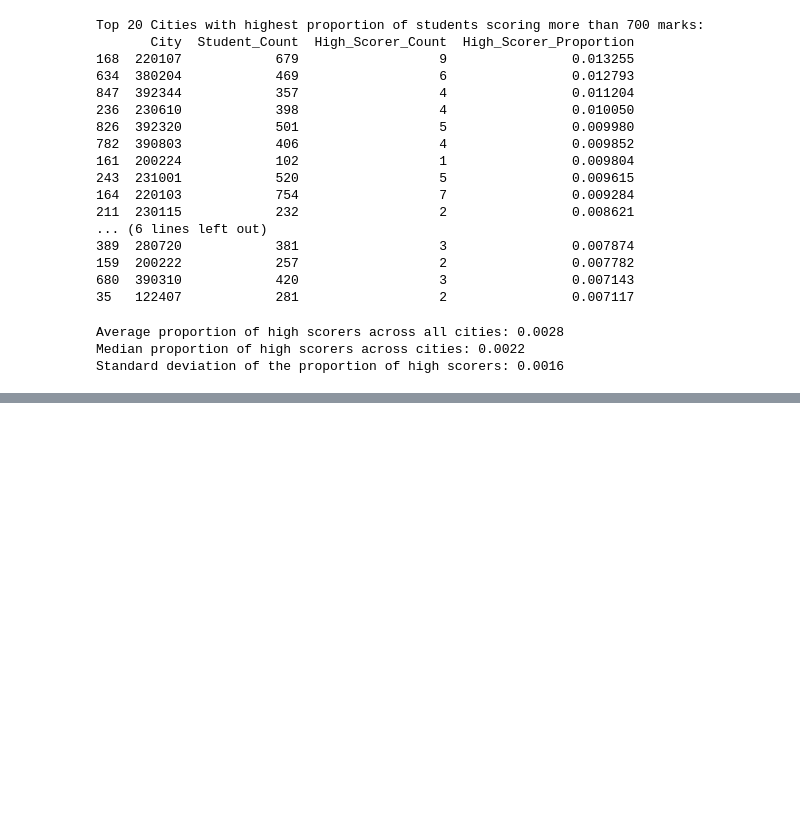
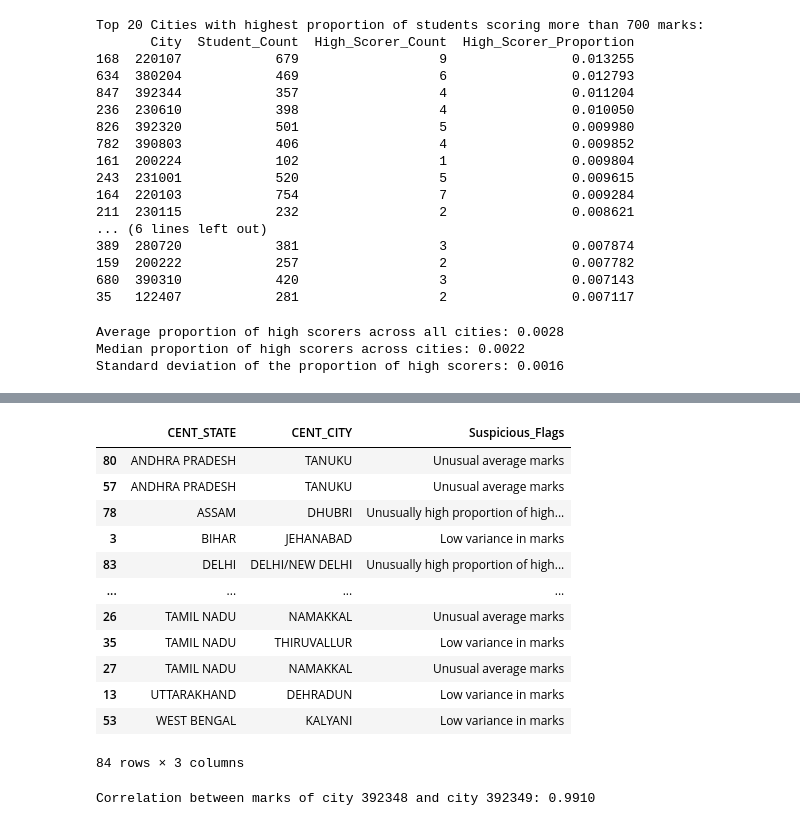
Before and after one commit to jishnurajendran/NEET-2024-analysis, a Jupyter notebook: NEET_analysis.ipynb, the cells around one changed output, grey strips where cells are left out. Drawn from its saved outputs; the diff is of its cells as text; code cells hidden in the pictures; blank space fills up the shorter version.

```diff
--- a/NEET_analysis.ipynb
+++ b/NEET_analysis.ipynb
@@ -327,0 +456,59 @@ plt.show()
+# %%
+# prompt: each City in suspicious_cities represents a CENTNO,, lets print corresponding CENT_STATE and CENT_CITY from cent_data, also prinf the flag, and sort in CENT_STATE
+
+# Merge suspicious_cities with cent_data on 'City' (assuming it corresponds to 'CENTNO')
+suspicious_centers_info = pd.merge(suspicious_cities[['City', 'Suspicious_Flags']],
+                                   cent_data[['CENTNO', 'CENT_STATE', 'CENT_CITY']],
+                                   left_on='City', right_on='CENTNO', how='left')
+
+# Sort the result by 'CENT_STATE'
+suspicious_centers_info_sorted = suspicious_centers_info.sort_values('CENT_STATE')
+
+# Print the relevant information
+display(suspicious_centers_info_sorted[['CENT_STATE', 'CENT_CITY', 'Suspicious_Flags']])
+# %% [output]
+|  | CENT_STATE | CENT_CITY | Suspicious_Flags |
+| 80 | ANDHRA PRADESH | TANUKU | Unusual average marks |
+| 57 | ANDHRA PRADESH | TANUKU | Unusual average marks |
+| 78 | ASSAM | DHUBRI | Unusually high proportion of high... |
+| 3 | BIHAR | JEHANABAD | Low variance in marks |
+| 83 | DELHI | DELHI/NEW DELHI | Unusually high proportion of high... |
+| ... | ... | ... | ... |
+| 26 | TAMIL NADU | NAMAKKAL | Unusual average marks |
+| 35 | TAMIL NADU | THIRUVALLUR | Low variance in marks |
+| 27 | TAMIL NADU | NAMAKKAL | Unusual average marks |
+| 13 | UTTARAKHAND | DEHRADUN | Low variance in marks |
+| 53 | WEST BENGAL | KALYANI | Low variance in marks |
+84 rows × 3 columns
+# %%
+# prompt: lets check correlation between Marks of  two different city, but before sort the Marks, also remove the indexing number, make it a function
+
+def city_marks_correlation(df, city1, city2):
+  """Calculates the correlation between the marks of two cities after sorting them.
+
+  Args:
+    df: The DataFrame containing the city and marks data.
+    city1: The ID of the first city.
+    city2: The ID of the second city.
+
+  Returns:
+    The correlation coefficient between the sorted marks of the two cities.
+  """
+  marks_city1 = df[df['City'] == city1]['Marks'].sort_values().reset_index(drop=True)
+  marks_city2 = df[df['City'] == city2]['Marks'].sort_values().reset_index(drop=True)
+
+  # Ensure both series have the same length for correlation calculation
+  min_length = min(len(marks_city1), len(marks_city2))
+  marks_city1 = marks_city1[:min_length]
+  marks_city2 = marks_city2[:min_length]
+
+  correlation = marks_city1.corr(marks_city2)
+  return correlation
+
+# Example usage:
+city1_id = 392348
+city2_id = 392349
+correlation = city_marks_correlation(df, city1_id, city2_id)
+print(f"Correlation between marks of city {city1_id} and city {city2_id}: {correlation:.4f}")
+# %% [output]
+Correlation between marks of city 392348 and city 392349: 0.9910
```
Also changed, not shown: parts of 17 cells of this notebook.
